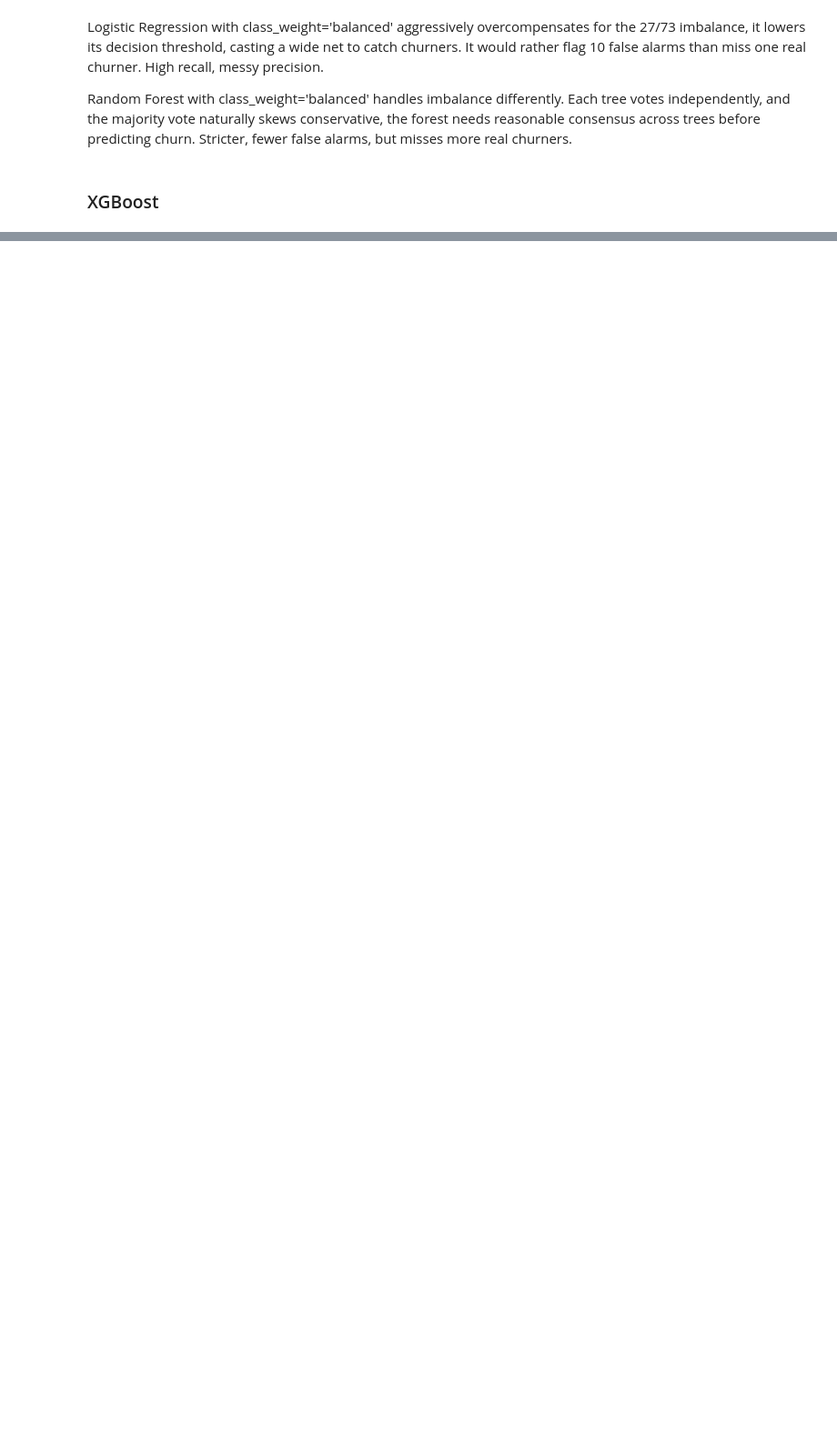
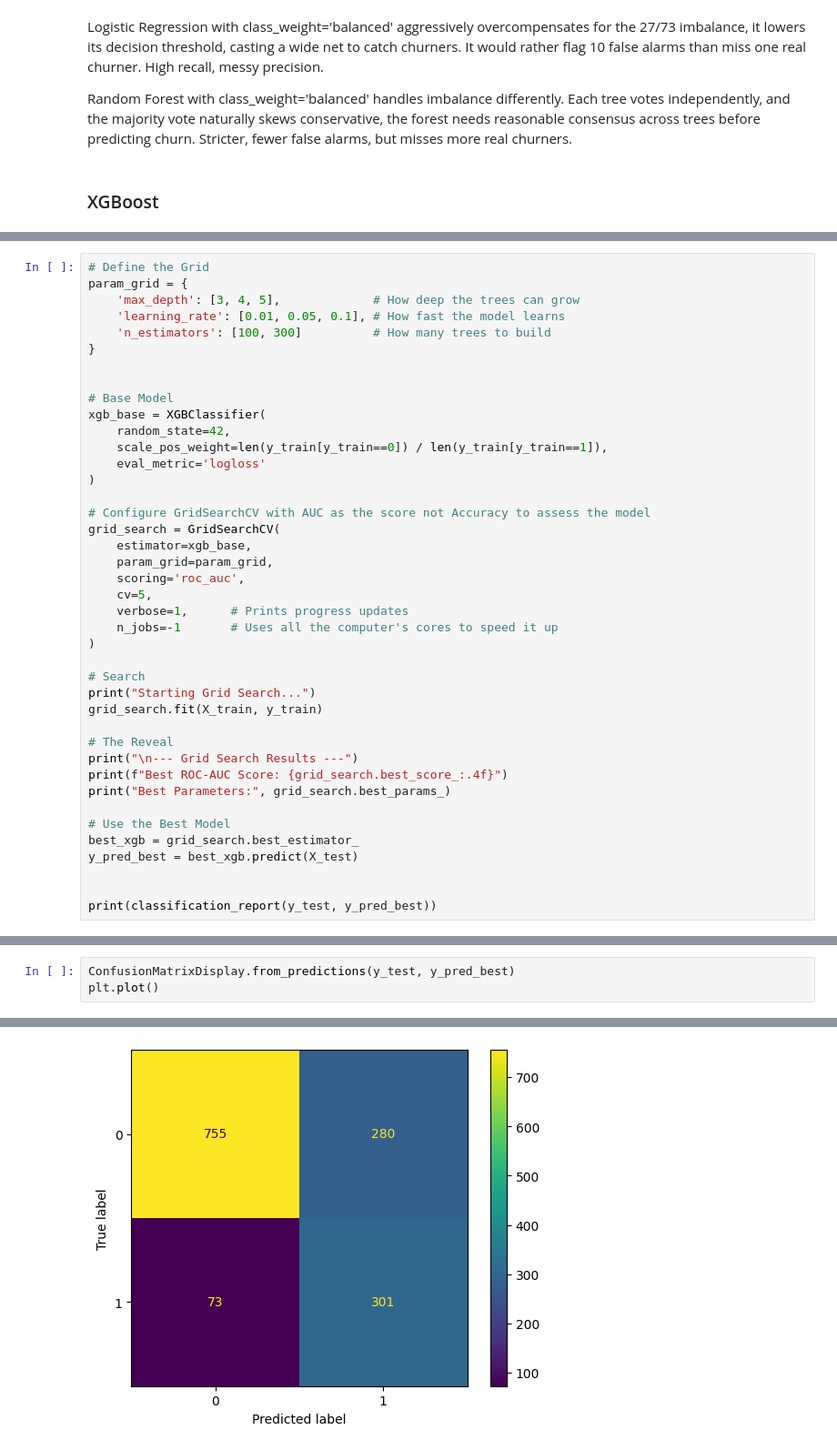
Before and after one commit to Syed-AbdulMoeed/churn-prediction-pipeline, a Jupyter notebook: notebooks/03_modelling.ipynb, the cells around one changed output, grey strips where cells are left out. Shown at 91% size. Cells and saved outputs as stored; diff of their text form; blank space fills up the shorter version.

```diff
--- a/notebooks/03_modelling.ipynb
+++ b/notebooks/03_modelling.ipynb
@@ -88,0 +130,41 @@ Random Forest with class_weight='balanced' handles imbalance differently. Each t
+# %%
+# Define the Grid
+param_grid = {
+    'max_depth': [3, 4, 5],             # How deep the trees can grow
+    'learning_rate': [0.01, 0.05, 0.1], # How fast the model learns
+    'n_estimators': [100, 300]          # How many trees to build
+}
+
+
+# Base Model
+xgb_base = XGBClassifier(
+    random_state=42,
+    scale_pos_weight=len(y_train[y_train==0]) / len(y_train[y_train==1]),
+    eval_metric='logloss'
+)
+
+# Configure GridSearchCV with AUC as the score not Accuracy to assess the model
+grid_search = GridSearchCV(
+    estimator=xgb_base,
+    param_grid=param_grid,
+    scoring='roc_auc',
+    cv=5,
+    verbose=1,      # Prints progress updates
+    n_jobs=-1       # Uses all the computer's cores to speed it up
+)
+
+# Search
+print("Starting Grid Search...")
+grid_search.fit(X_train, y_train)
+
+# The Reveal
+print("\n--- Grid Search Results ---")
+print(f"Best ROC-AUC Score: {grid_search.best_score_:.4f}")
+print("Best Parameters:", grid_search.best_params_)
+
+# Use the Best Model
+best_xgb = grid_search.best_estimator_
+y_pred_best = best_xgb.predict(X_test)
+
+
+print(classification_report(y_test, y_pred_best))
@@ -88,0 +186,4 @@ Random Forest with class_weight='balanced' handles imbalance differently. Each t
+# %%
+ConfusionMatrixDisplay.from_predictions(y_test, y_pred_best)
+plt.plot()
+# %% [output]
@@ -88,0 +191 @@ Random Forest with class_weight='balanced' handles imbalance differently. Each t
+[figure, added]
```
Also changed, not shown: parts of 5 cells of this notebook.
